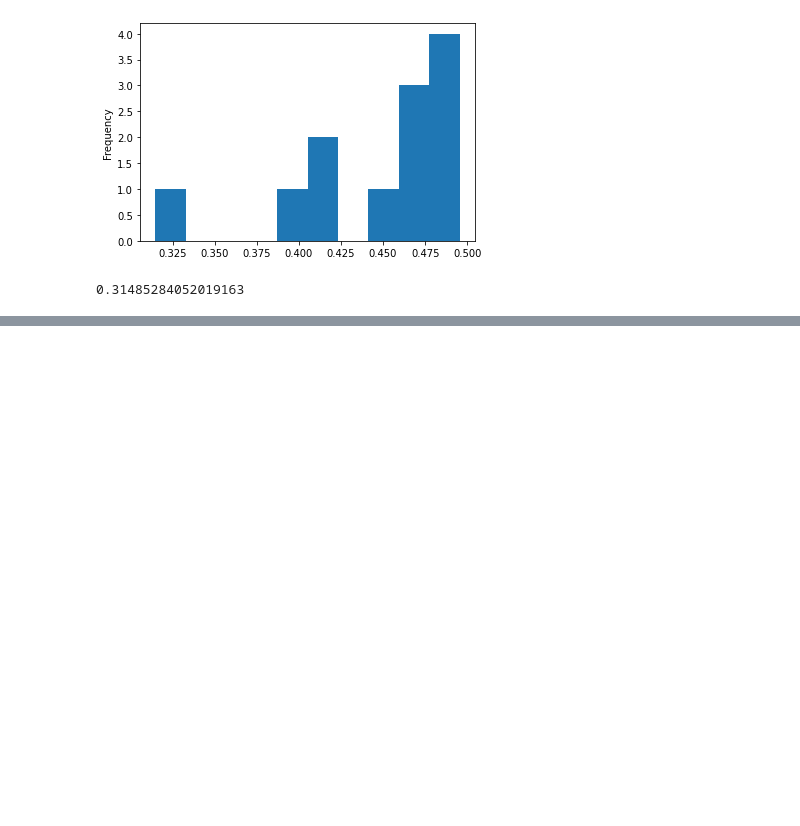
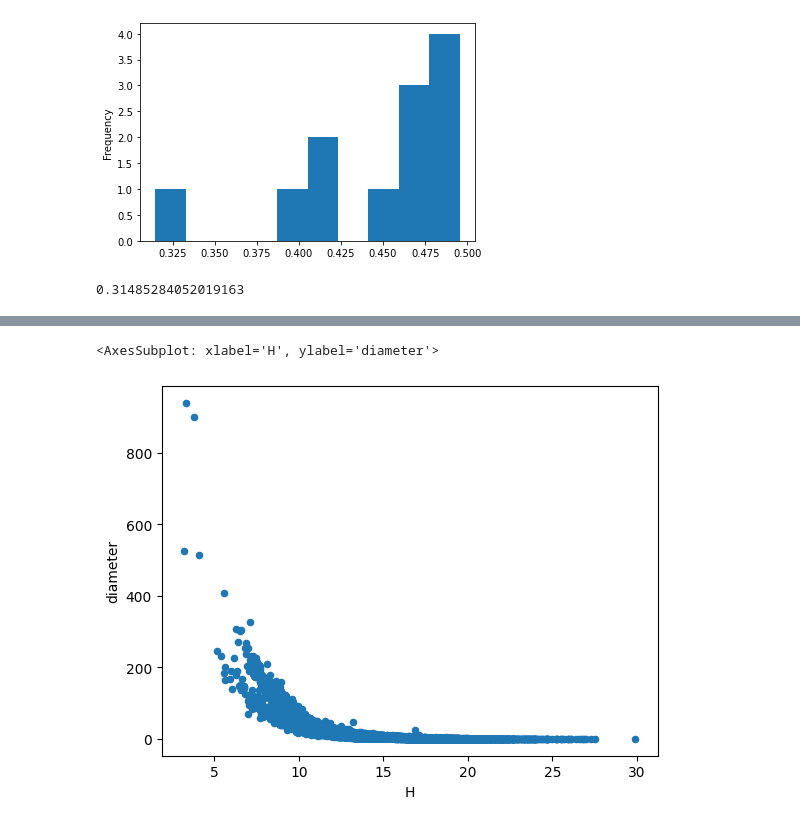
Before and after one commit to carlosbrown2/near-earth, a Jupyter notebook: EDA.ipynb, the cells around one changed output, grey strips where cells are left out. Cells and saved outputs as stored; diff of their text form; code cells hidden in the pictures; blank space fills up the shorter version.

```diff
--- a/EDA.ipynb
+++ b/EDA.ipynb
@@ -76,0 +90,5 @@ df.per.min() / 365.25
+# %%
+df.plot(kind="scatter", x="H", y="diameter")
+# %% [output]
+<AxesSubplot: xlabel='H', ylabel='diameter'>
+[figure, added]
```
Also changed, not shown: parts of 3 cells of this notebook, 2 other files.
